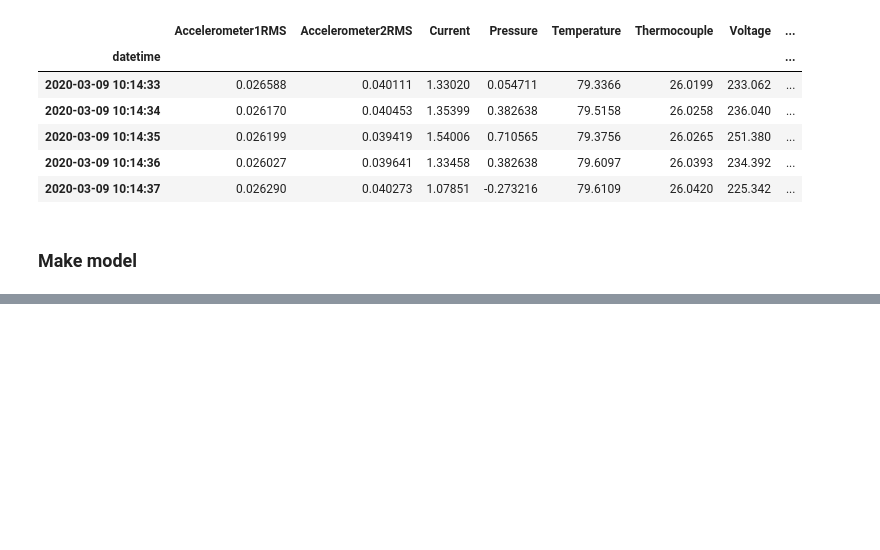
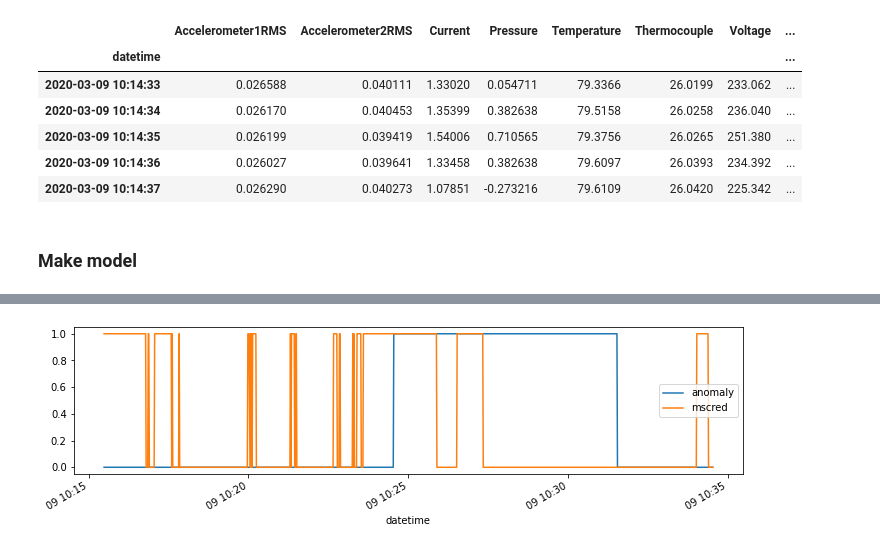
Before and after one commit to dabdya/anomaly_detection, a Jupyter notebook: MSCRED.ipynb, the cells around one changed output, grey strips where cells are left out. Drawn from its saved outputs; the diff is of its cells as text; code cells hidden in the pictures; blank space fills up the shorter version.

```diff
--- a/MSCRED.ipynb
+++ b/MSCRED.ipynb
@@ -171,0 +204,9 @@ create dataset ...
+# %%
+prediction = pd.DataFrame((mse_df>UCL),
+                          t).fillna(0).apply(lambda x: x.sum() >= len(x) * 0.2, axis=1).astype(int)
+anomaly[win_sizes[-1] + h - 1:].plot(figsize=(12,3))
+plt.plot(t, prediction, label = 'mscred')
+plt.legend()
+plt.show()
+# %% [output]
+[figure, added]
```
Also changed, not shown: parts of 14 cells of this notebook.
